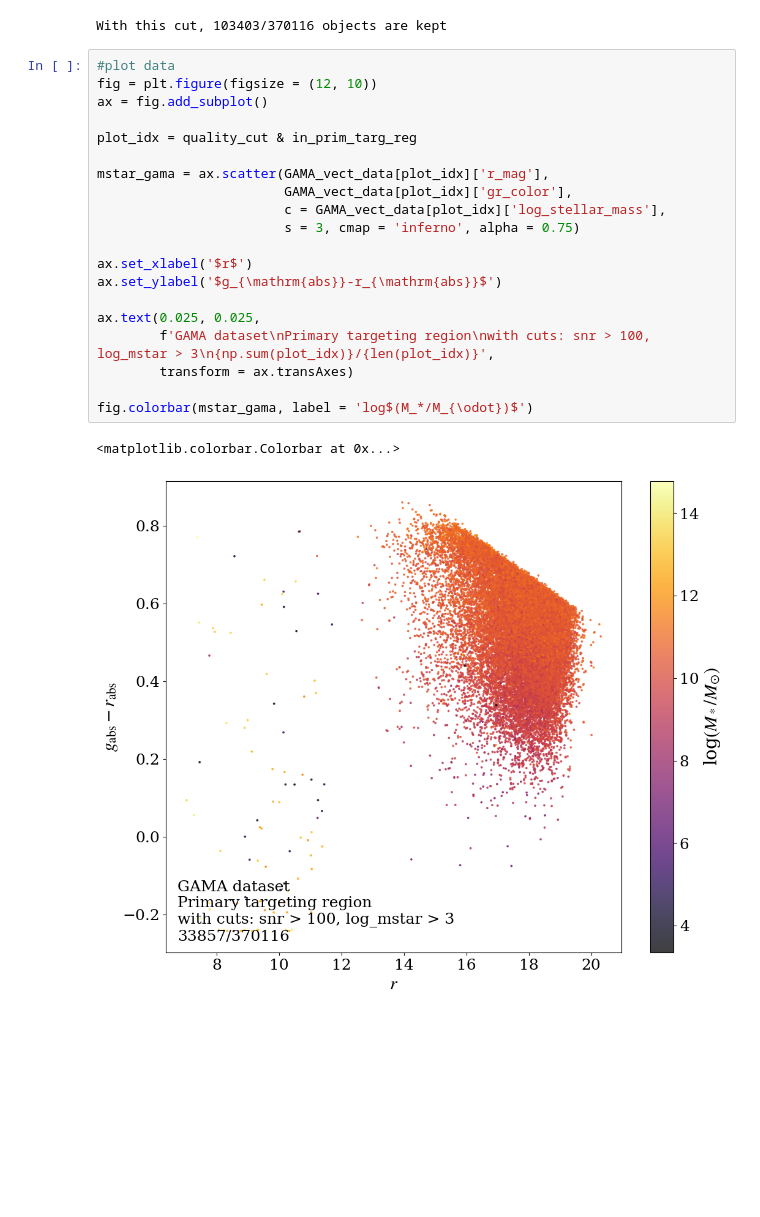
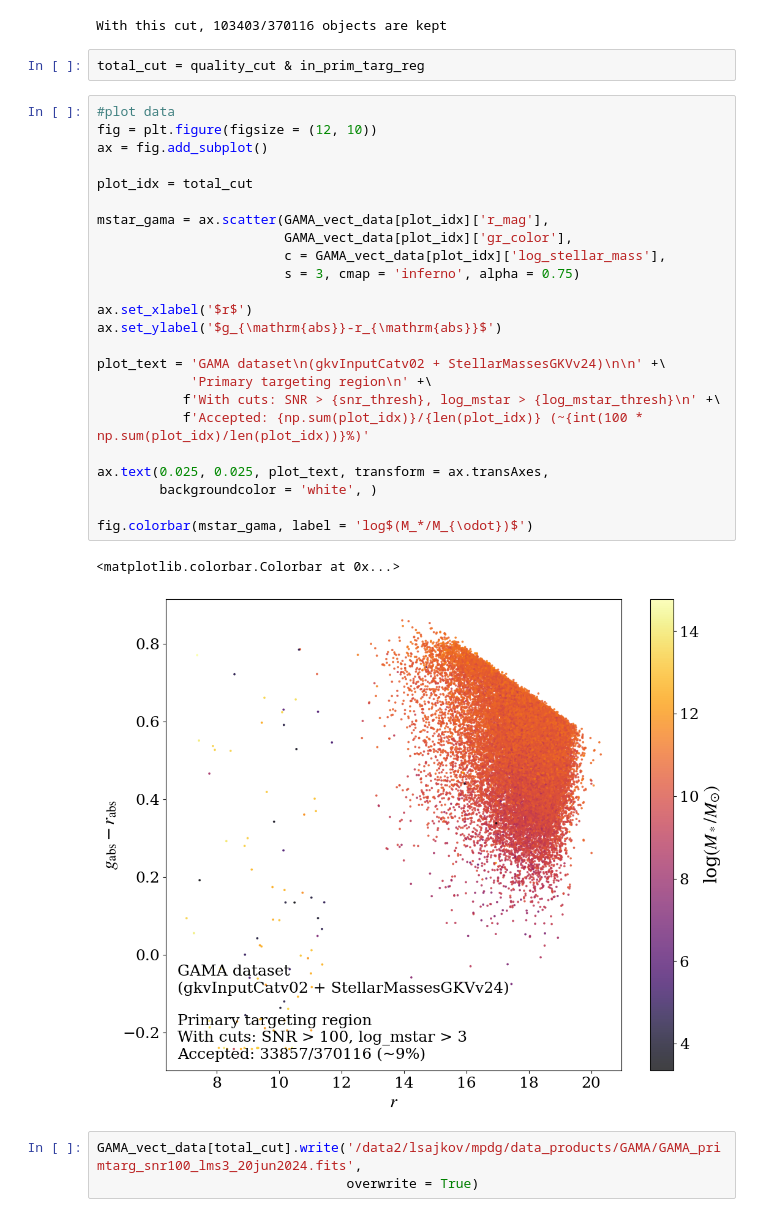
Before and after one commit to lsajkov/strw_mpdg, a Jupyter notebook: primary_targeting_region.ipynb, the cells around one changed output. Cells and saved outputs as stored; diff of their text form; blank space fills up the shorter version.

```diff
--- a/primary_targeting_region.ipynb
+++ b/primary_targeting_region.ipynb
@@ -104,26 +104,35 @@ quality_cut = (GAMA_vect_data['log_stellar_mass'] > log_mstar_thresh) &\
 print(f'With this cut, {np.sum(quality_cut)}/{len(quality_cut)} objects are kept')
 # %% [output]
 With this cut, 103403/370116 objects are kept
+# %%
+total_cut = quality_cut & in_prim_targ_reg
 # %%
 #plot data
 fig = plt.figure(figsize = (12, 10))
 ax = fig.add_subplot()
 
-plot_idx = quality_cut & in_prim_targ_reg
+plot_idx = total_cut
 
 mstar_gama = ax.scatter(GAMA_vect_data[plot_idx]['r_mag'],
                         GAMA_vect_data[plot_idx]['gr_color'],
                         c = GAMA_vect_data[plot_idx]['log_stellar_mass'],
                         s = 3, cmap = 'inferno', alpha = 0.75)
 
 ax.set_xlabel('$r$')
 ax.set_ylabel('$g_{\mathrm{abs}}-r_{\mathrm{abs}}$')
 
-ax.text(0.025, 0.025,
-        f'GAMA dataset\nPrimary targeting region\nwith cuts: snr > 100, log_mstar > 3\n{np.sum(plot_idx)}/{len(plot_idx)}',
-        transform = ax.transAxes)
+plot_text = 'GAMA dataset\n(gkvInputCatv02 + StellarMassesGKVv24)\n\n' +\
+            'Primary targeting region\n' +\
+           f'With cuts: SNR > {snr_thresh}, log_mstar > {log_mstar_thresh}\n' +\
+           f'Accepted: {np.sum(plot_idx)}/{len(plot_idx)} (~{int(100 * np.sum(plot_idx)/len(plot_idx))}%)'
+
+ax.text(0.025, 0.025, plot_text, transform = ax.transAxes,
+        backgroundcolor = 'white', )
 
 fig.colorbar(mstar_gama, label = 'log$(M_*/M_{\odot})$')
 # %% [output]
 <matplotlib.colorbar.Colorbar at 0x...>
-[figure, old version]
+[figure, new version]
+# %%
+GAMA_vect_data[total_cut].write('/data2/lsajkov/mpdg/data_products/GAMA/GAMA_primtarg_snr100_lms3_20jun2024.fits',
+                                overwrite = True)
```
